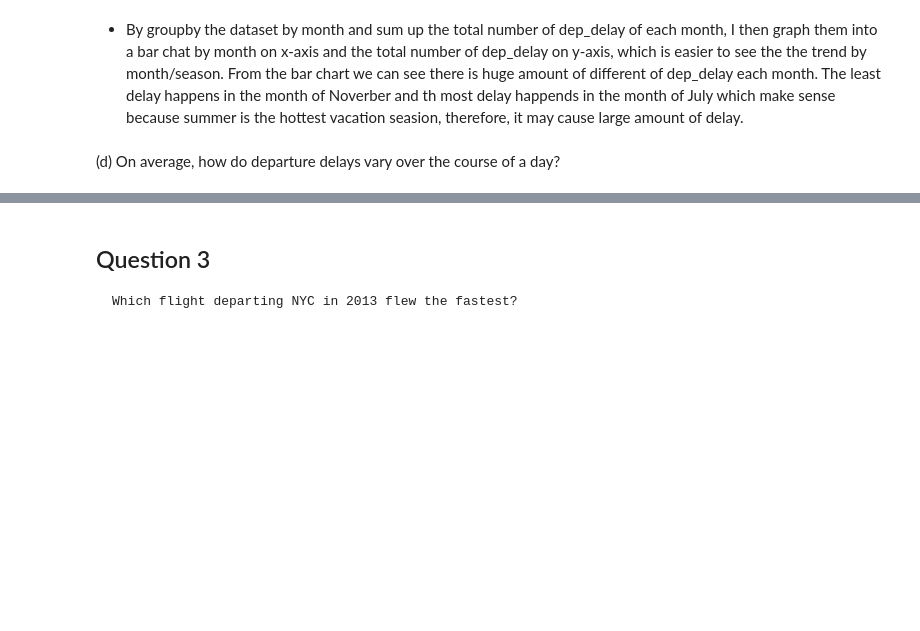
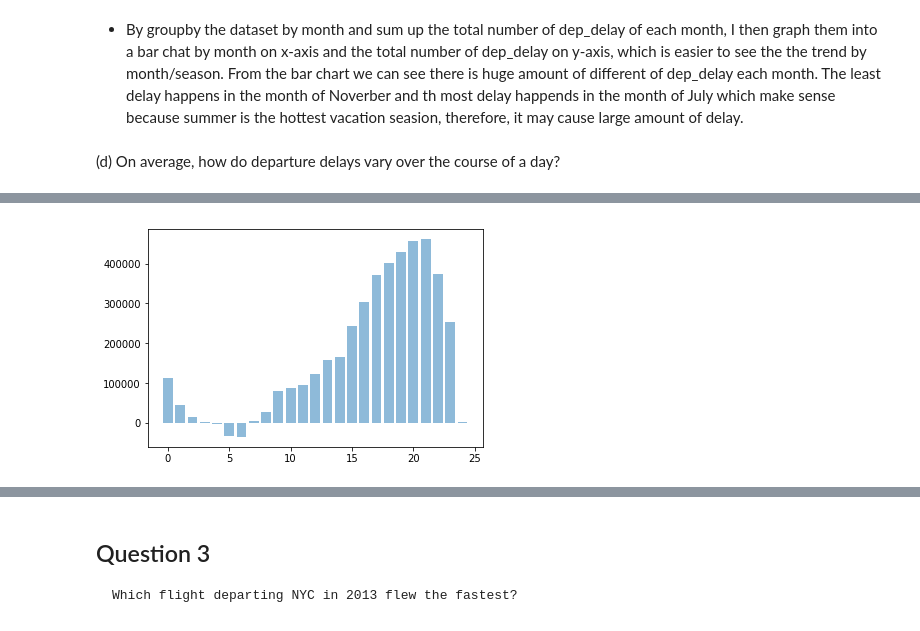
Before and after one commit to victoriajuan/371_Core_Methods_In_Data_Science, a Jupyter notebook: assignment/problem_set_1/JUAN_YIRAN_PS1.ipynb, the cells around one changed output, grey strips where cells are left out. Cells and saved outputs as stored; diff of their text form; code cells hidden in the pictures; blank space fills up the shorter version.

```diff
--- a/assignment/problem_set_1/JUAN_YIRAN_PS1.ipynb
+++ b/assignment/problem_set_1/JUAN_YIRAN_PS1.ipynb
@@ -237,0 +236,11 @@ print(t)
+# %%
+# Answer 2
+flights_df["dep_hour"] = flights_df["dep_time"] / 100
+flights_df["dep_hour"] = flights_df["dep_hour"].dropna().astype(int)
+hours = flights_df.groupby("dep_hour")
+delay_time = hours.dep_delay.sum()
+plt.clf()
+plt.bar(hours.groups.keys(), delay_time, align='center', alpha=0.5)
+plt.show()
+# %% [output]
+[figure, added]
```
Also changed, not shown: parts of 12 cells of this notebook.
